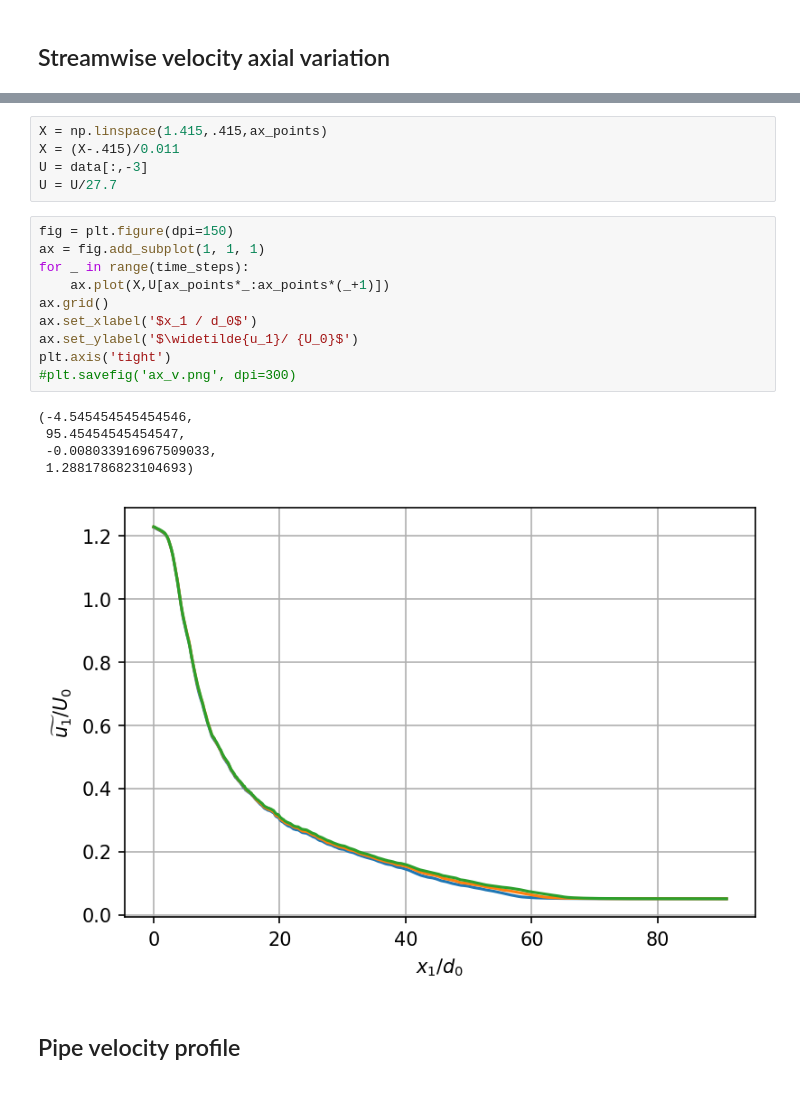
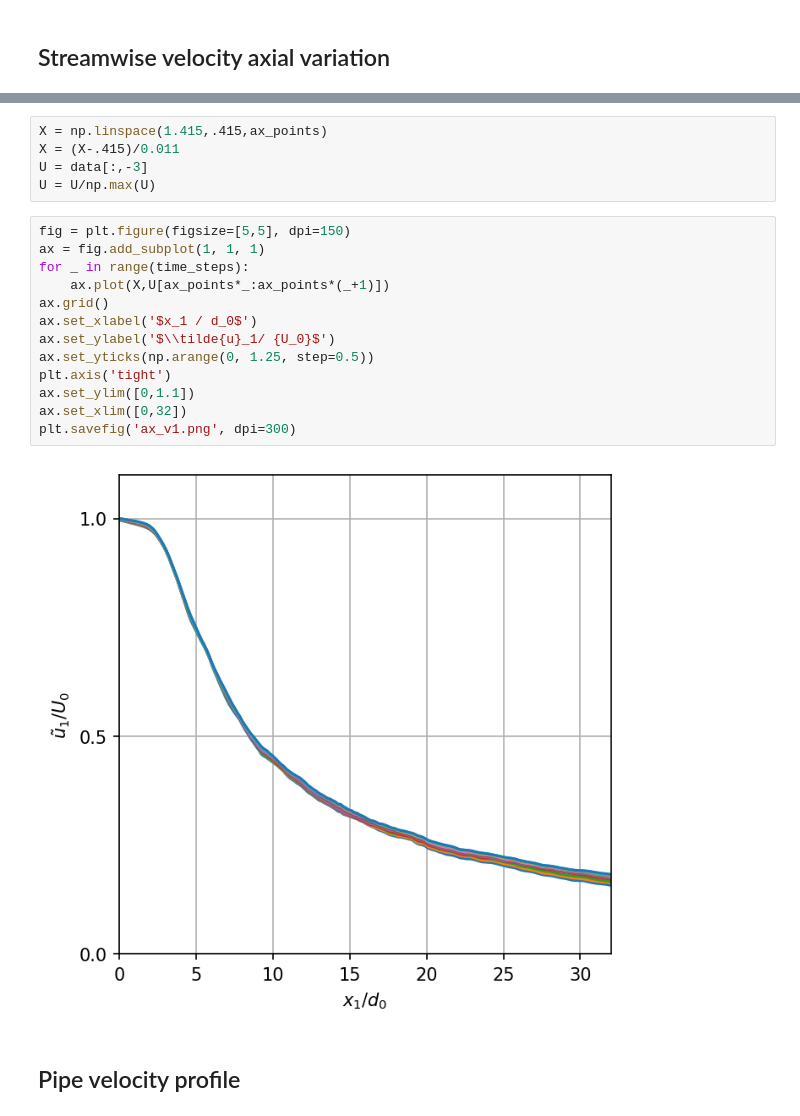
Before and after one commit to mulligatawny/jet-coflow-les, a Jupyter notebook: probe_post_proc.ipynb, the cells around one changed output, grey strips where cells are left out. Drawn from its saved outputs; the diff is of its cells as text.

```diff
--- a/probe_post_proc.ipynb
+++ b/probe_post_proc.ipynb
@@ -25,23 +28,22 @@ print(np.shape(data))
 X = np.linspace(1.415,.415,ax_points)
 X = (X-.415)/0.011
 U = data[:,-3]
-U = U/27.7
+U = U/np.max(U)
 # %%
-fig = plt.figure(dpi=150)
+fig = plt.figure(figsize=[5,5], dpi=150)
 ax = fig.add_subplot(1, 1, 1)
 for _ in range(time_steps):
     ax.plot(X,U[ax_points*_:ax_points*(_+1)])
 ax.grid()
 ax.set_xlabel('$x_1 / d_0$')
-ax.set_ylabel('$\widetilde{u_1}/ {U_0}$')
+ax.set_ylabel('$\\tilde{u}_1/ {U_0}$')
+ax.set_yticks(np.arange(0, 1.25, step=0.5))
 plt.axis('tight')
-#plt.savefig('ax_v.png', dpi=300)
+ax.set_ylim([0,1.1])
+ax.set_xlim([0,32])
+plt.savefig('ax_v1.png', dpi=300)
 # %% [output]
-(-4.545454545454546,
- 95.45454545454547,
- -0.008033916967509033,
- 1.2881786823104693)
-[figure, old version]
+[figure, new version]
 # %% [markdown]
 ## Pipe velocity profile
 # %%
```
Also changed, not shown: parts of 8 cells of this notebook.
